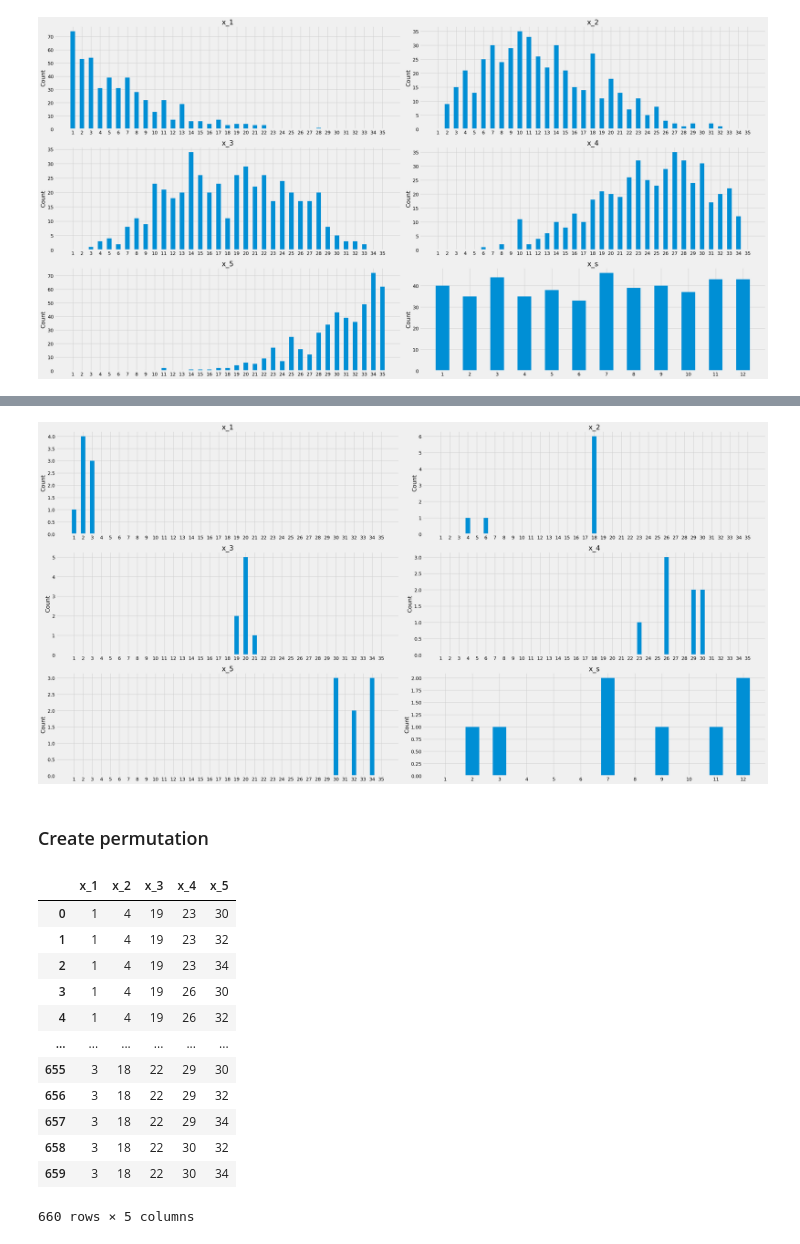
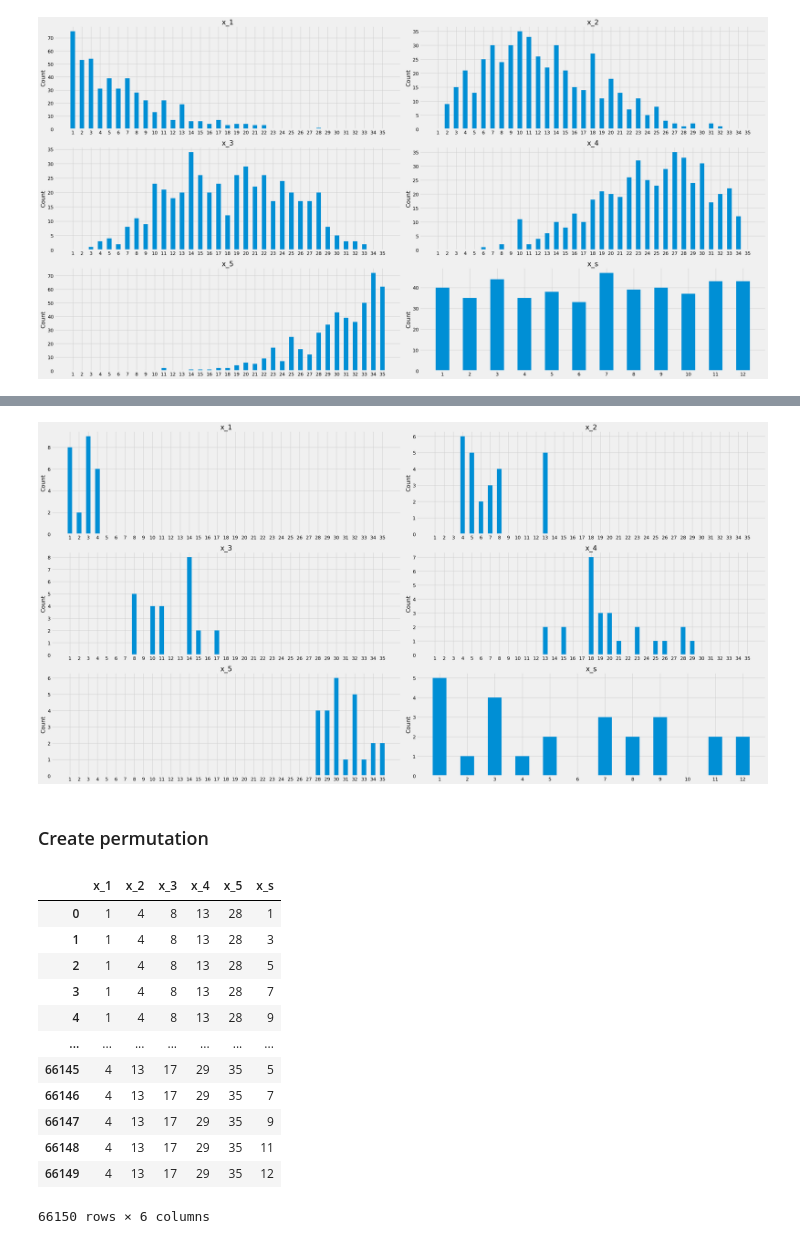
Before and after one commit to DucTrung1802/lucky_number, a Jupyter notebook: lotto_5_35.ipynb, the cells around one changed output, grey strips where cells are left out. Drawn from its saved outputs; the diff is of its cells as text; code cells hidden in the pictures.

```diff
--- a/lotto_5_35.ipynb
+++ b/lotto_5_35.ipynb
@@ -422,15 +423,15 @@ extended_summary(filter_4["x_5"])
 # %%
 filter_5 = cleaned_df[
-    cleaned_df["x_1"].isin(range(1, 4))
-    & cleaned_df["x_2"].isin([4, 6, 7, 10, 18])
-    & cleaned_df["x_3"].isin([19, 20, 21, 22])
-    & cleaned_df["x_4"].isin([23, 26, 29, 30])
-    & cleaned_df["x_5"].isin([30, 32, 34])
+    cleaned_df["x_1"].isin([1, 2, 3, 4])
+    & cleaned_df["x_2"].isin([4, 5, 6, 7, 8, 13, 18])
+    & cleaned_df["x_3"].isin([8, 10, 11, 14, 15, 17])
+    & cleaned_df["x_4"].isin([13, 15, 18, 19, 20, 21, 23, 25, 26, 28, 29])
+    & cleaned_df["x_5"].isin([28, 29, 30, 31, 32, 33, 34, 35])
 ]
 
 plot_histograms(filter_5, mode="count")
 # %% [output]
-[figure, old version]
+[figure, new version]
 # %% [markdown]
 ### Create permutation
 # %%
@@ -458,17 +464,17 @@ ranges = {
 # %%
-output_df = create_ordered_permutations(ranges)
+output_df = create_ordered_permutations(ranges, xs)
 output_df
 # %% [output]
-|  | x_1 | x_2 | x_3 | x_4 | x_5 |
-| 0 | 1 | 4 | 19 | 23 | 30 |
-| 1 | 1 | 4 | 19 | 23 | 32 |
-| 2 | 1 | 4 | 19 | 23 | 34 |
-| 3 | 1 | 4 | 19 | 26 | 30 |
-| 4 | 1 | 4 | 19 | 26 | 32 |
-| ... | ... | ... | ... | ... | ... |
-| 655 | 3 | 18 | 22 | 29 | 30 |
-| 656 | 3 | 18 | 22 | 29 | 32 |
-| 657 | 3 | 18 | 22 | 29 | 34 |
-| 658 | 3 | 18 | 22 | 30 | 32 |
-| 659 | 3 | 18 | 22 | 30 | 34 |
+|  | x_1 | x_2 | x_3 | x_4 | x_5 | x_s |
+| 0 | 1 | 4 | 8 | 13 | 28 | 1 |
+| 1 | 1 | 4 | 8 | 13 | 28 | 3 |
+| 2 | 1 | 4 | 8 | 13 | 28 | 5 |
+| 3 | 1 | 4 | 8 | 13 | 28 | 7 |
+| 4 | 1 | 4 | 8 | 13 | 28 | 9 |
+| ... | ... | ... | ... | ... | ... | ... |
+| 66145 | 4 | 13 | 17 | 29 | 35 | 5 |
+| 66146 | 4 | 13 | 17 | 29 | 35 | 7 |
+| 66147 | 4 | 13 | 17 | 29 | 35 | 9 |
+| 66148 | 4 | 13 | 17 | 29 | 35 | 11 |
+| 66149 | 4 | 13 | 17 | 29 | 35 | 12 |
-660 rows × 5 columns
+66150 rows × 6 columns
```
Also changed, not shown: parts of 15 cells of this notebook, 4 other files.
